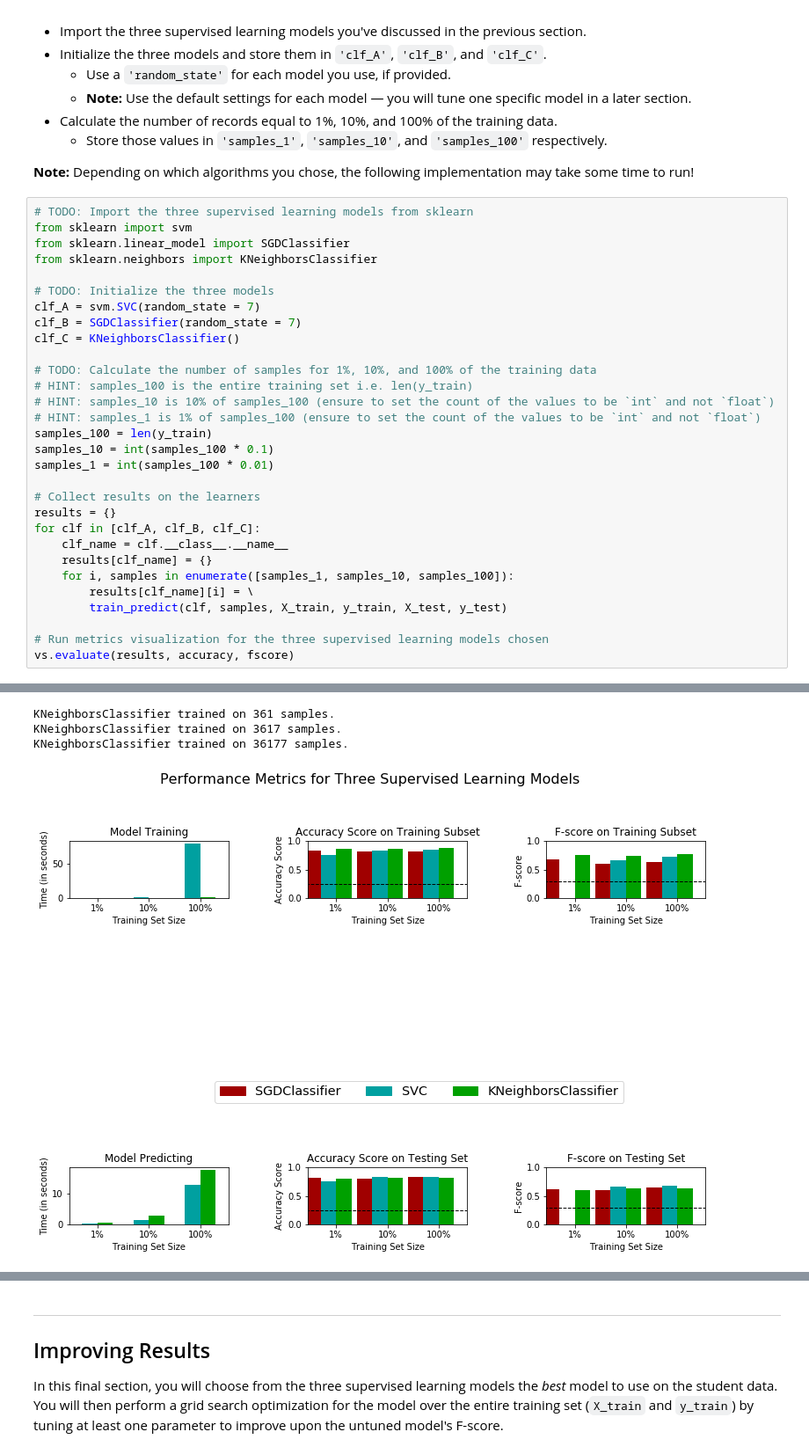
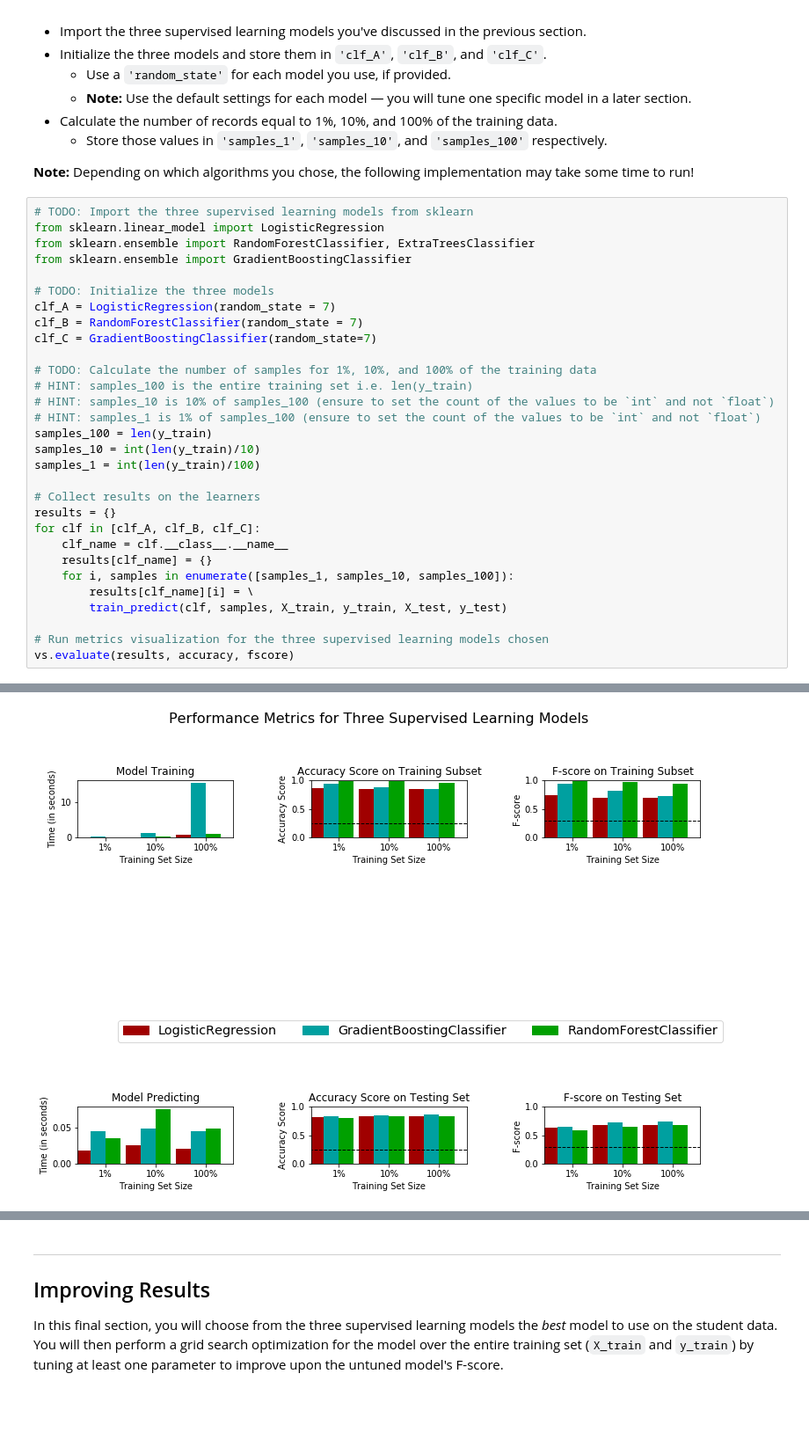
Before and after one commit to tramchip/-finding_donors, a Jupyter notebook: finding_donors.ipynb, the cells around one changed output, grey strips where cells are left out. Shown at 88% size. Drawn from its saved outputs; the diff is of its cells as text; blank space fills up the shorter version.

```diff
--- a/finding_donors.ipynb
+++ b/finding_donors.ipynb
@@ -402,22 +400,22 @@ In the code cell, you will need to implement the following:
 **Note:** Depending on which algorithms you chose, the following implementation may take some time to run!
 # %%
 # TODO: Import the three supervised learning models from sklearn
-from sklearn import svm
-from sklearn.linear_model import SGDClassifier
-from sklearn.neighbors import KNeighborsClassifier
+from sklearn.linear_model import LogisticRegression
+from sklearn.ensemble import RandomForestClassifier, ExtraTreesClassifier
+from sklearn.ensemble import GradientBoostingClassifier
 
 # TODO: Initialize the three models
-clf_A = svm.SVC(random_state = 7)
-clf_B = SGDClassifier(random_state = 7)
-clf_C = KNeighborsClassifier()
+clf_A = LogisticRegression(random_state = 7)
+clf_B = RandomForestClassifier(random_state = 7)
+clf_C = GradientBoostingClassifier(random_state=7)
 
 # TODO: Calculate the number of samples for 1%, 10%, and 100% of the training data
 # HINT: samples_100 is the entire training set i.e. len(y_train)
 # HINT: samples_10 is 10% of samples_100 (ensure to set the count of the values to be `int` and not `float`)
 # HINT: samples_1 is 1% of samples_100 (ensure to set the count of the values to be `int` and not `float`)
 samples_100 = len(y_train)
-samples_10 = int(samples_100 * 0.1)
-samples_1 = int(samples_100 * 0.01)
+samples_10 = int(len(y_train)/10)
+samples_1 = int(len(y_train)/100)
 
 # Collect results on the learners
 results = {}
@@ -440,4 +441 @@ SGDClassifier trained on 36177 samples.
-KNeighborsClassifier trained on 361 samples.
-KNeighborsClassifier trained on 3617 samples.
-KNeighborsClassifier trained on 36177 samples.
-[figure, old version]
+[figure, new version]
```
Also changed, not shown: parts of 5 cells of this notebook.
